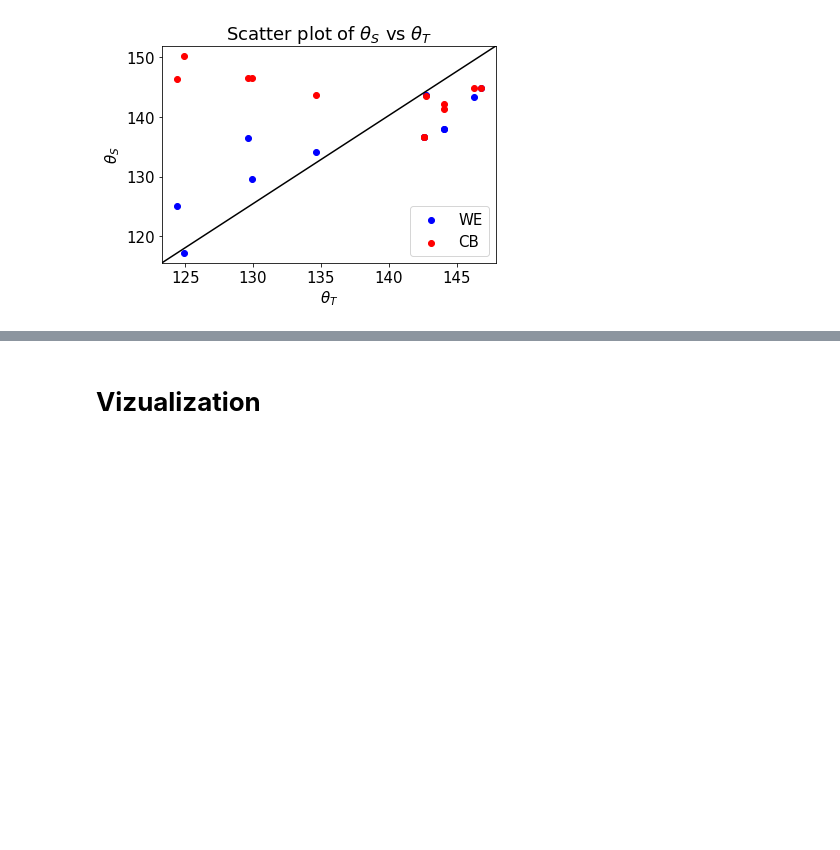
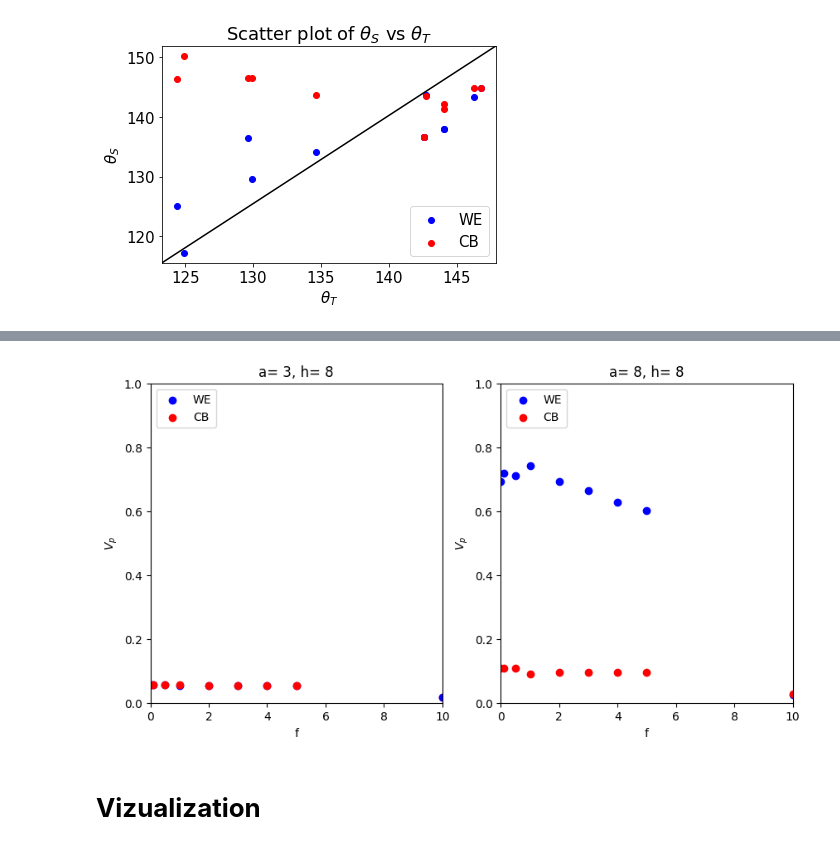
Before and after one commit to bboattini/active_drop_C, a Jupyter notebook: data_processings.ipynb, the cells around one changed output, grey strips where cells are left out. Saved outputs shown, nothing was run; the diff lists cells and outputs as text; code cells hidden in the pictures; blank space fills up the shorter version.

```diff
--- a/data_processings.ipynb
+++ b/data_processings.ipynb
@@ -540,3 +654,98 @@ plt.show()
+# %%
+file_dict = file_crawler(path)['measures']
+files_to_read = file_dict
+
+# Sort the h_values list from lower to greater
+h_values = np.sort(np.unique(np.array([h_from_file(f) for f in files_to_read])))
+a_values = np.sort(np.unique(np.array([a_from_file(f) for f in files_to_read])))
+fo_values = np.sort(np.unique(np.array([fo_from_file(f) for f in files_to_read])))
+
+vert = input("O que deseja variar na vertical? (h ou a)")
+if vert == 'h':
+    vertical = h_values
+elif vert == 'a':
+    vertical = a_values
+else:
+    vertical = fo_values
+
+hori = input("O que deseja variar na horizontal? (h ou a)")
+if hori == 'h':
+    horizontal = h_values
+elif hori == 'a':
+    horizontal = a_values
+else:
+    horizontal = fo_values
+
+# Create a subplot
+plt.rcParams.update({'font.size': 10})
+fig, axs = plt.subplots(len(vertical), len(horizontal), figsize=(int(len(horizontal)*5), int(len(vertical)*5)))
+legend_added = {}
+
+for i, file in enumerate(file_dict):
+    # Get the values of a and h from the file
+    if vert == 'h':
+        vert_index = h_from_file(file)
+    elif vert == 'a':
+        vert_index = a_from_file(file)
+    else:
+        vert_index = fo_from_file(file)
+
+    if hori == 'h':
+        hori_index = h_from_file(file)
+    elif hori == 'a':
+        hori_index = a_from_file(file)
+    else:
+        hori_index = fo_from_file(file)
+
+    h = h_from_file(file)
+    a = a_from_file(file)
+    f = float(fo_from_file(file))
+    state = state_from_file(file)
+
+    m = file
+    t, V, Vw, Vo, E, bxw, byw, bxo,byo, rxw, ryw, rxo, ryo, txw, tyw,txo, tyo, npxw,npyw, npxo,npyo, vbw, vbo, vrw,vro, pw, po, fw, fo, vpw, vpo, xm_CM, ym_CM, zm_CM = np.loadtxt(m, unpack=True)
+
+    # Find the corresponding subplot
+    Row = vertical.tolist().index(vert_index)
+    Col = horizontal.tolist().index(hori_index)
+
+    Vp_stat = np.mean(vbw[int(len(vbw)//2):])
+    Bx_stat = np.mean(bxw[int(len(bxw)//2):])
+    By_stat = np.mean(byw[int(len(byw)//2):])
+    B_stat = (Bx_stat + By_stat)/2
+    Vw_stat = np.mean(Vw[int(len(vbw)//2):])
+    Vb_med = np.pi*(B_stat)**2*h
+
+
+    if axs.ndim == 2:
+        ax = axs[Row, Col]
+    elif axs.ndim == 1:
+        ax = axs[Col]  # or axs[Row], depending on which dimension is 1
+
+    # Get the set of states that have been added to the legend for this axis, or create a new set if it doesn't exist yet
+    legend_added_for_this_ax = legend_added.setdefault(ax, set())
+
+    # Only add the label if it hasn't been added yet
+    if state == 'WE' and 'WE' not in legend_added_for_this_ax:
+        ax.scatter(f, Vp_stat*Vw_stat/Vb_med, c='b', label='WE')
+        legend_added_for_this_ax.add('WE')
+    elif state == 'CB' and 'CB' not in legend_added_for_this_ax:
+        ax.scatter(f, Vp_stat*Vw_stat/Vb_med, c='r', label='CB')
+        legend_added_for_this_ax.add('CB')
+    else:
+        ax.scatter(f, Vp_stat*Vw_stat/Vb_med, c='b' if state == 'WE' else 'r')
+
+    ax.set_title(f'a= {a}, h= {h}')
+    ax.set_ylabel(r'$V_p$')
+    ax.set_xlabel(r'f')
+    ax.set_xlim(0, 10)
+    ax.set_ylim(0, 1)
+    ax.legend(loc="upper left")
+
+# Save the figure as a JPEG file
+fig.savefig(f"Vp_diagram_10_{vert}-vs-{hori}.jpg", format='jpeg')
+# %% [output]
+[figure, added]
 # %% [markdown]
 # **Vizualization**
 # %% [markdown]
```
Also changed, not shown: parts of 20 cells of this notebook, 6 other files.
